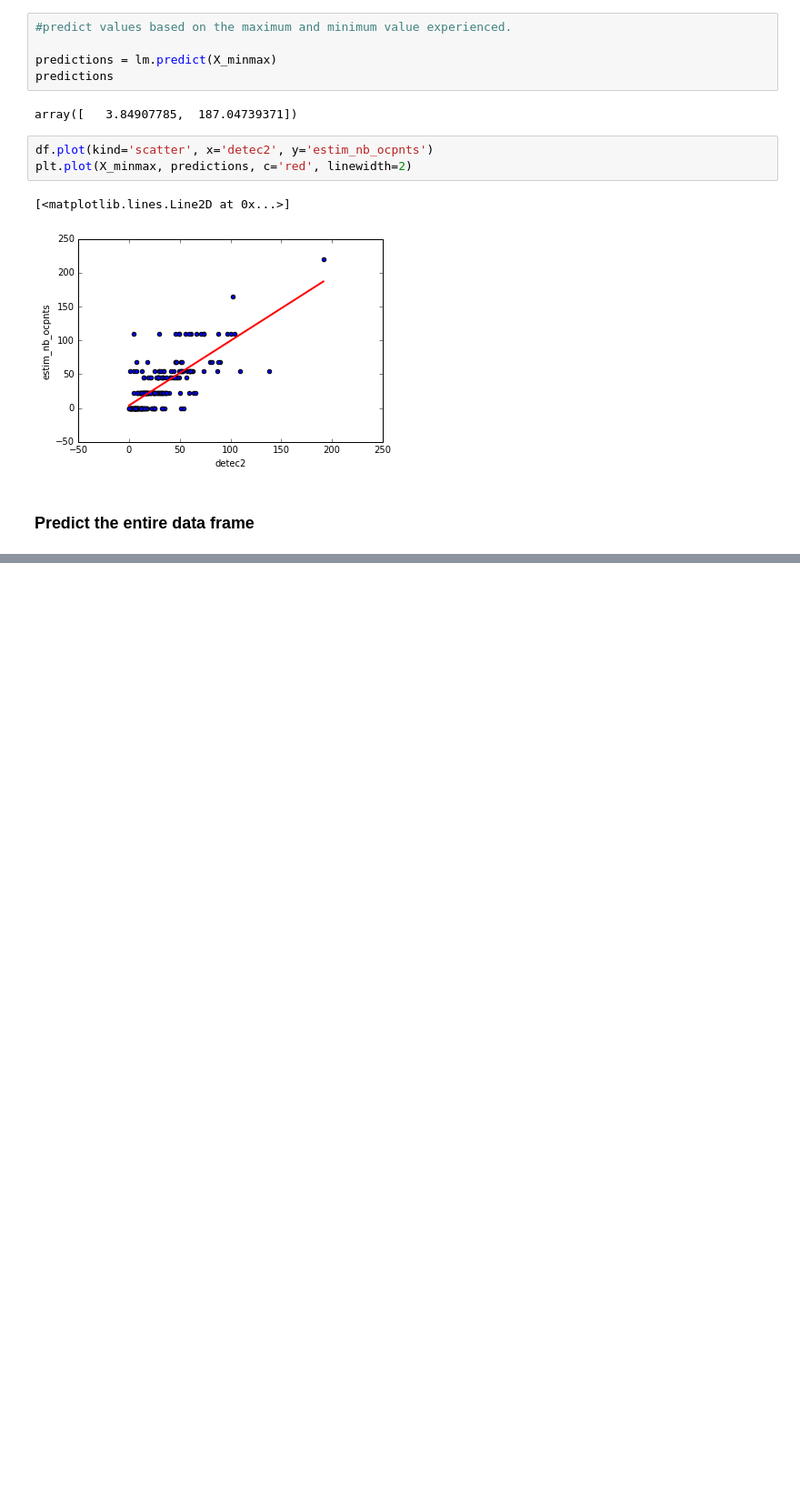
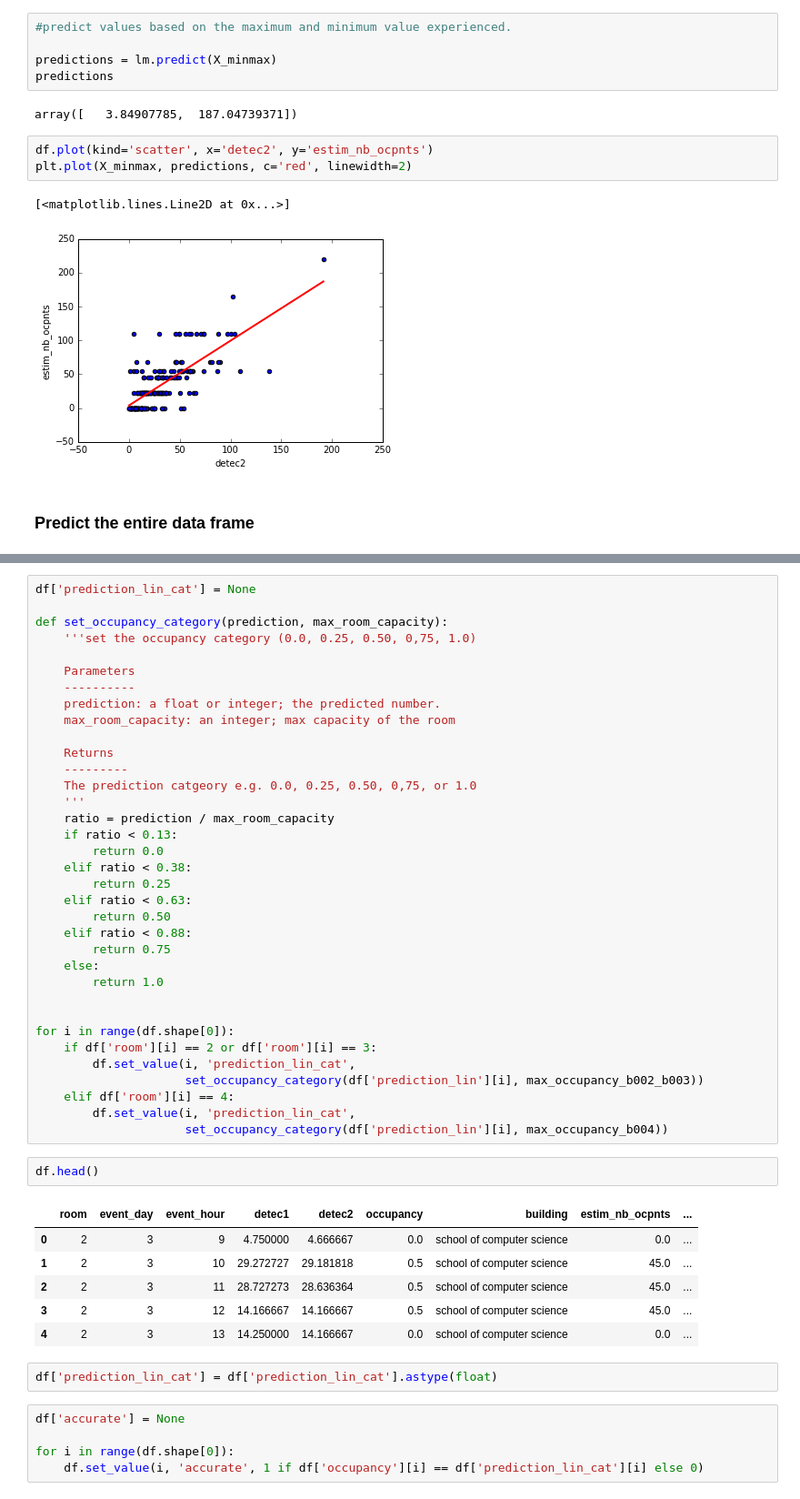
Before and after one commit to PaulineLc/OpenDoorData, a Jupyter notebook: application/data_analytics_ipynb/Data analytics notebook.ipynb, the cells around one changed output, grey strips where cells are left out. Shown at 91% size. Cells and saved outputs as stored; diff of their text form; blank space fills up the shorter version.

```diff
--- a/application/data_analytics_ipynb/Data analytics notebook.ipynb
+++ b/application/data_analytics_ipynb/Data analytics notebook.ipynb
@@ -441,0 +432,51 @@ test
+# %%
+df['prediction_lin_cat'] = None
+
+def set_occupancy_category(prediction, max_room_capacity):
+    '''set the occupancy category (0.0, 0.25, 0.50, 0,75, 1.0)
+
+    Parameters
+    ----------
+    prediction: a float or integer; the predicted number.
+    max_room_capacity: an integer; max capacity of the room
+
+    Returns
+    ---------
+    The prediction catgeory e.g. 0.0, 0.25, 0.50, 0,75, or 1.0
+    '''
+    ratio = prediction / max_room_capacity
+    if ratio < 0.13:
+        return 0.0
+    elif ratio < 0.38:
+        return 0.25
+    elif ratio < 0.63:
+        return 0.50
+    elif ratio < 0.88:
+        return 0.75
+    else:
+        return 1.0
+
+
+for i in range(df.shape[0]):
+    if df['room'][i] == 2 or df['room'][i] == 3:
+        df.set_value(i, 'prediction_lin_cat',
+                     set_occupancy_category(df['prediction_lin'][i], max_occupancy_b002_b003))
+    elif df['room'][i] == 4:
+        df.set_value(i, 'prediction_lin_cat',
+                     set_occupancy_category(df['prediction_lin'][i], max_occupancy_b004))
+# %%
+df.head()
+# %% [output]
+|  | room | event_day | event_hour | detec1 | detec2 | occupancy | building | estim_nb_ocpnts | ... |
+| 0 | 2 | 3 | 9 | 4.750000 | 4.666667 | 0.0 | school of computer science | 0.0 | ... |
+| 1 | 2 | 3 | 10 | 29.272727 | 29.181818 | 0.5 | school of computer science | 45.0 | ... |
+| 2 | 2 | 3 | 11 | 28.727273 | 28.636364 | 0.5 | school of computer science | 45.0 | ... |
+| 3 | 2 | 3 | 12 | 14.166667 | 14.166667 | 0.5 | school of computer science | 45.0 | ... |
+| 4 | 2 | 3 | 13 | 14.250000 | 14.166667 | 0.0 | school of computer science | 0.0 | ... |
+# %%
+df['prediction_lin_cat'] = df['prediction_lin_cat'].astype(float)
+# %%
+df['accurate'] = None
+
+for i in range(df.shape[0]):
+    df.set_value(i, 'accurate', 1 if df['occupancy'][i] == df['prediction_lin_cat'][i] else 0)
```
Also changed, not shown: parts of 12 cells of this notebook.
